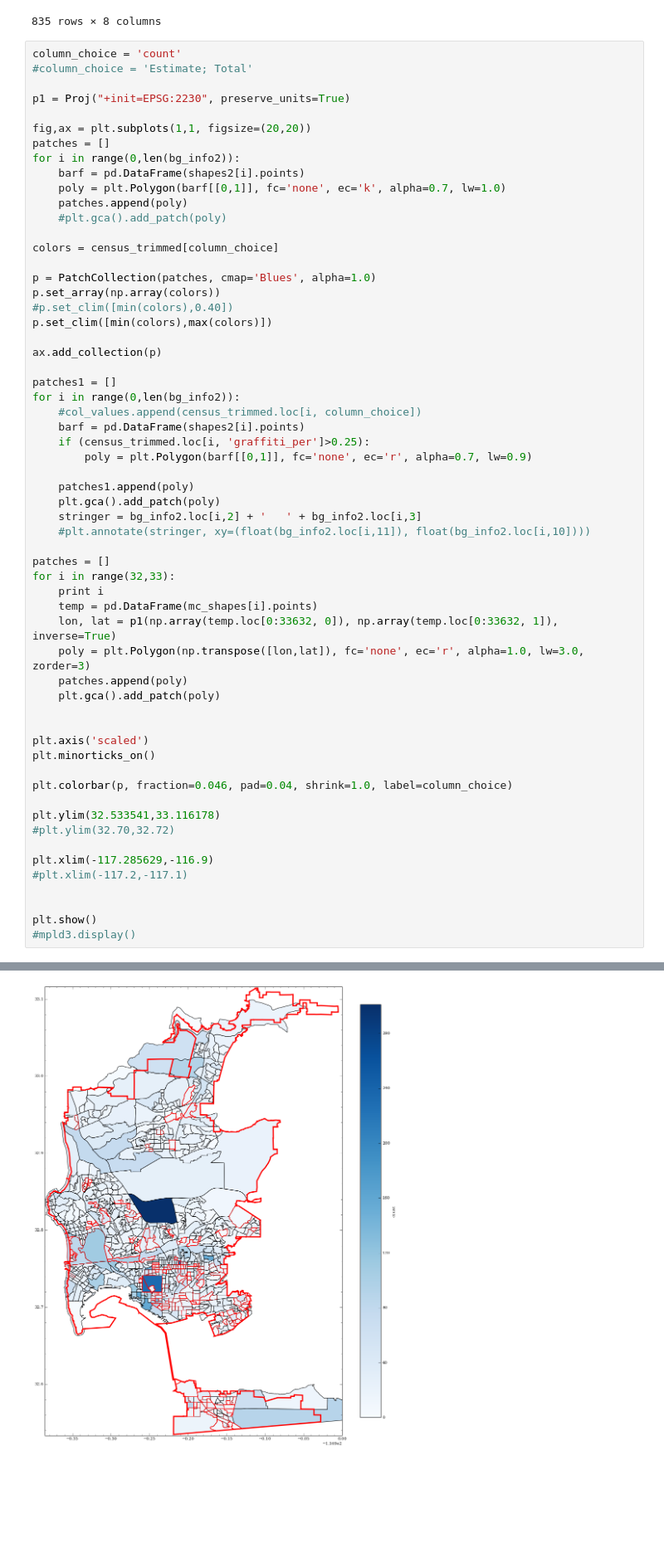
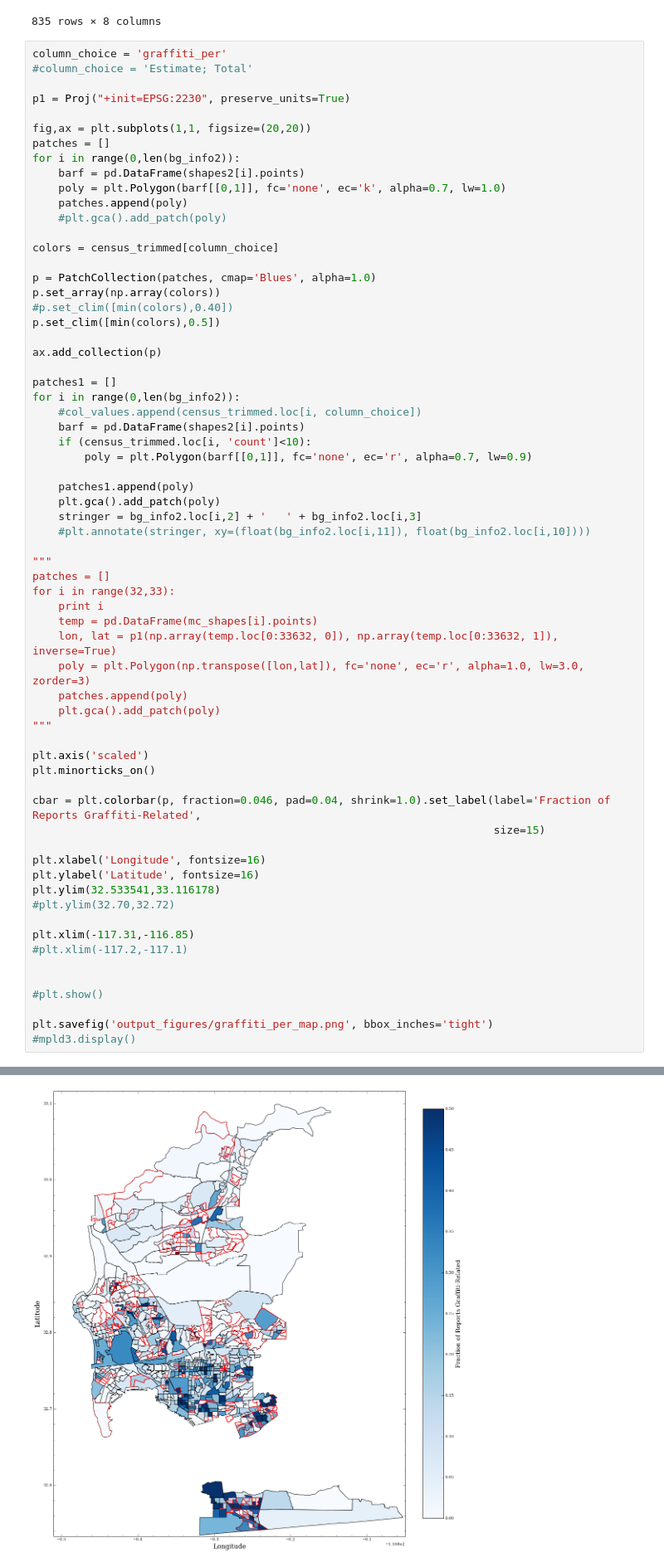
Before and after one commit to katiesch/insight2016, a Jupyter notebook: modeling_work.ipynb, the cells around one changed output, grey strips where cells are left out. Shown at 83% size. Saved outputs shown, nothing was run; the diff lists cells and outputs as text; blank space fills up the shorter version.

```diff
--- a/modeling_work.ipynb
+++ b/modeling_work.ipynb
@@ -191,7 +191,7 @@ census_trimmed[['tract', 'blockgroup', 'count', 'graffiti_count',
 | 59 | 9510.0 | 3.0 | 0.0 | 0.0 | 0.0 | 0.0 | 0.000000 | 0.000000 |
 835 rows × 8 columns
 # %%
-column_choice = 'count'
+column_choice = 'graffiti_per'
 #column_choice = 'Estimate; Total'
 
 p1 = Proj("+init=EPSG:2230", preserve_units=True)
@@ -209,7 +209,7 @@ colors = census_trimmed[column_choice]
 p = PatchCollection(patches, cmap='Blues', alpha=1.0)
 p.set_array(np.array(colors))
 #p.set_clim([min(colors),0.40])
-p.set_clim([min(colors),max(colors)])
+p.set_clim([min(colors),0.5])
 
 ax.add_collection(p)
 
@@ -217,7 +217,7 @@ patches1 = []
 for i in range(0,len(bg_info2)):
     #col_values.append(census_trimmed.loc[i, column_choice])
     barf = pd.DataFrame(shapes2[i].points)
-    if (census_trimmed.loc[i, 'graffiti_per']>0.25):
+    if (census_trimmed.loc[i, 'count']<10):
         poly = plt.Polygon(barf[[0,1]], fc='none', ec='r', alpha=0.7, lw=0.9)
 
     patches1.append(poly)
@@ -225,6 +225,7 @@ for i in range(0,len(bg_info2)):
     stringer = bg_info2.loc[i,2] + '   ' + bg_info2.loc[i,3]
     #plt.annotate(stringer, xy=(float(bg_info2.loc[i,11]), float(bg_info2.loc[i,10])))
 
+"""
 patches = []
 for i in range(32,33):
     print i
@@ -233,20 +234,25 @@ for i in range(32,33):
     poly = plt.Polygon(np.transpose([lon,lat]), fc='none', ec='r', alpha=1.0, lw=3.0, zorder=3)
     patches.append(poly)
     plt.gca().add_patch(poly)
-
+"""
 
 plt.axis('scaled')
 plt.minorticks_on()
 
-plt.colorbar(p, fraction=0.046, pad=0.04, shrink=1.0, label=column_choice)
+cbar = plt.colorbar(p, fraction=0.046, pad=0.04, shrink=1.0).set_label(label='Fraction of Reports Graffiti-Related',
+                                                                       size=15)
 
+plt.xlabel('Longitude', fontsize=16)
+plt.ylabel('Latitude', fontsize=16)
 plt.ylim(32.533541,33.116178)
 #plt.ylim(32.70,32.72)
 
-plt.xlim(-117.285629,-116.9)
+plt.xlim(-117.31,-116.85)
 #plt.xlim(-117.2,-117.1)
 
 
-plt.show()
+#plt.show()
+
+plt.savefig('output_figures/graffiti_per_map.png', bbox_inches='tight')
 #mpld3.display()
 # %% [output]
@@ -254,4 +259,4 @@ plt.show()
-[figure, old version]
+[figure, new version]
 # %% [markdown]
 ### To define my training set:
 - want an even distribution of graffiti rich and poor areas
```
Also changed, not shown: parts of 1 cell of this notebook.
